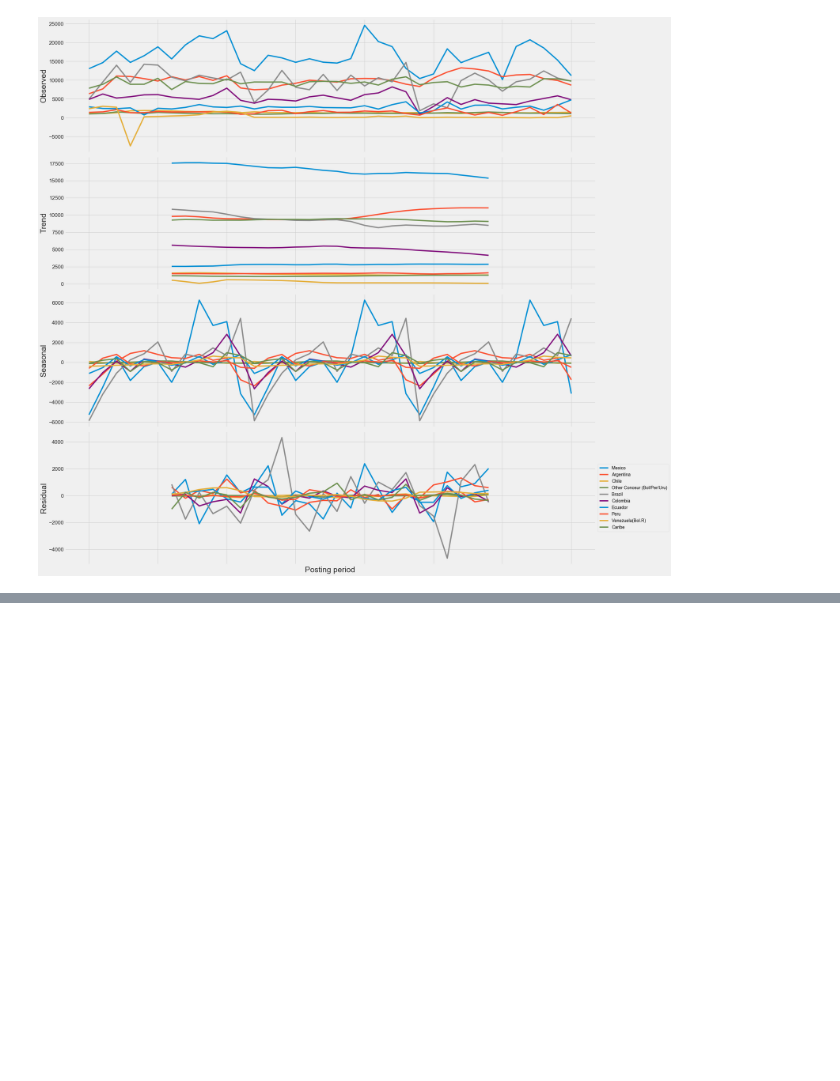
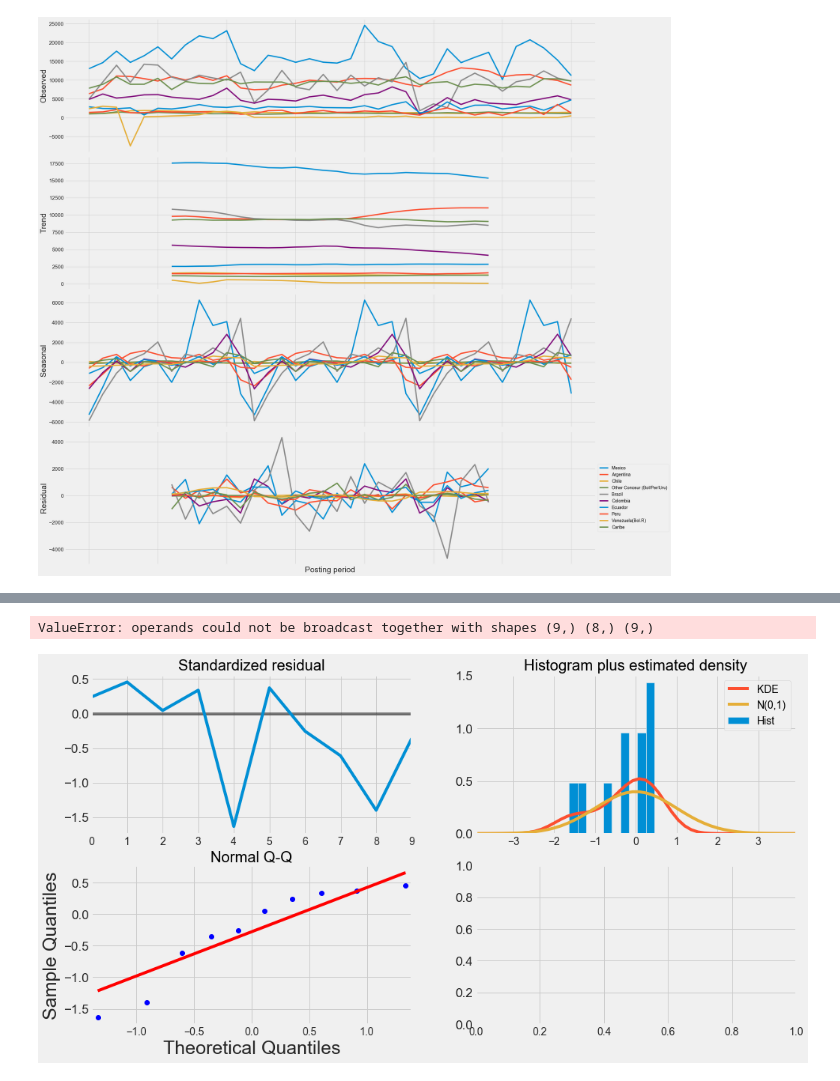
Before and after one commit to erg0-0/TimeSeries, a Jupyter notebook: Forecast 2019/Forecast_sales_prediction.ipynb, the cells around one changed output, grey strips where cells are left out. Cells and saved outputs as stored; diff of their text form; code cells hidden in the pictures; blank space fills up the shorter version.

```diff
--- a/Forecast 2019/Forecast_sales_prediction.ipynb
+++ b/Forecast 2019/Forecast_sales_prediction.ipynb
@@ -103,7 +103,6 @@ from pylab import rcParams
 rcParams['figure.figsize'] = 25, 25
 decomposition = sm.tsa.seasonal_decompose(y, model='additive', freq=12)
 fig = decomposition.plot()
-plt.rcParams['lines.linewidth'] = 4
 plt.legend(loc='center left', bbox_to_anchor=(1, 0.5))
 plt.show()
 
@@ -117,0 +132,10 @@ plt.show()
+# %%
+y = df['Mexico']
+for param in pdq:
+    for param_seasonal in seasonal_pdq:
+        try:
+            mod = sm.tsa.statespace.SARIMAX(y,order=param,seasonal_order=param_seasonal, enforce_stationarity=False,enforce_invertibility=False)
+            results = mod.fit()
+            print('ARIMA{}x{}12 - AIC:{}'.format(param, param_seasonal, results.aic))
+        except:
+            continue
@@ -117,0 +164,4 @@ plt.show()
+# %%
+mod = sm.tsa.statespace.SARIMAX(y,order=(1, 1, 1), seasonal_order=(1, 1, 0, 12),enforce_stationarity=False, enforce_invertibility=False)
+results = mod.fit()
+print(results.summary().tables[1])
@@ -117,0 +177,6 @@ plt.show()
+# %%
+results.plot_diagnostics(figsize=(15,8))
+plt.show()
+# %% [output]
+ValueError: operands could not be broadcast together with shapes (9,) (8,) (9,)
+[figure, added]
```
Also changed, not shown: parts of 5 cells of this notebook.
